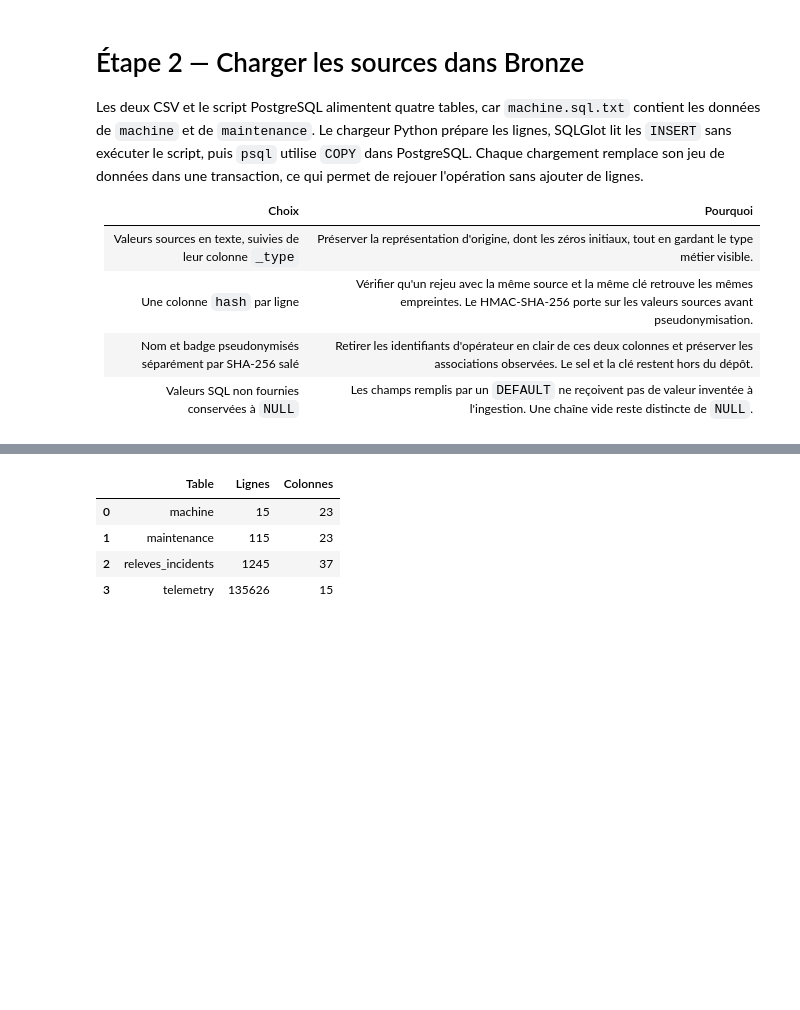
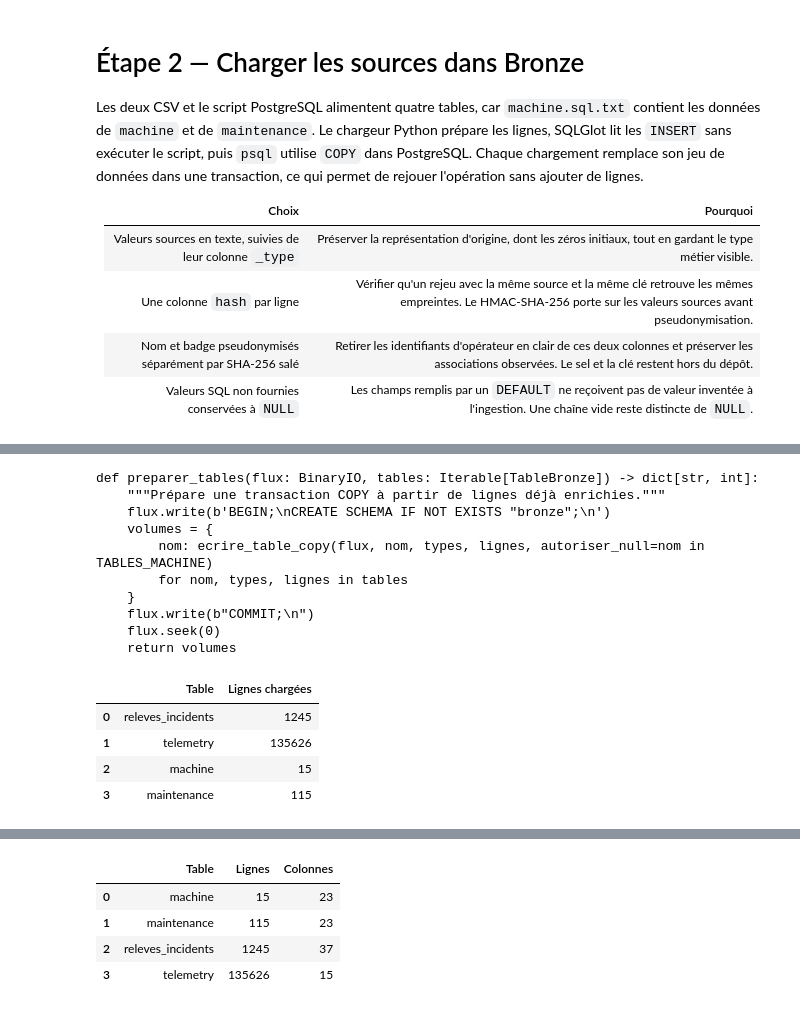
Before and after one commit to SylvainPlace/indusense, a Jupyter notebook: ingestion.ipynb, the cells around one changed output, grey strips where cells are left out. Saved outputs shown, nothing was run; the diff lists cells and outputs as text; code cells hidden in the pictures; blank space fills up the shorter version.

```diff
--- a/ingestion.ipynb
+++ b/ingestion.ipynb
@@ -540,0 +640,28 @@ COMMIT
+# %%
+display(Code(getsource(preparer_tables), language="python"))
+
+if CHARGER_BRONZE:
+    with TemporaryFile() as flux:
+        volumes_charges = preparer_tables(flux, tables_preparees)
+        charger_psql(COMPOSE_BRONZE, flux)
+    display(pd.DataFrame([
+        {"Table": nom, "Lignes chargées": total} for nom, total in volumes_charges.items()
+    ]))
+else:
+    print("Chargement ignoré. L’aperçu ci-dessous consulte les tables existantes.")
+# %% [output]
+def preparer_tables(flux: BinaryIO, tables: Iterable[TableBronze]) -> dict[str, int]:
+    """Prépare une transaction COPY à partir de lignes déjà enrichies."""
+    flux.write(b'BEGIN;\nCREATE SCHEMA IF NOT EXISTS "bronze";\n')
+    volumes = {
+        nom: ecrire_table_copy(flux, nom, types, lignes, autoriser_null=nom in TABLES_MACHINE)
+        for nom, types, lignes in tables
+    }
+    flux.write(b"COMMIT;\n")
+    flux.seek(0)
+    return volumes
+|  | Table | Lignes chargées |
+| 0 | releves_incidents | 1245 |
+| 1 | telemetry | 135626 |
+| 2 | machine | 15 |
+| 3 | maintenance | 115 |
```
Also changed, not shown: parts of 9 cells of this notebook, 1 other file.
